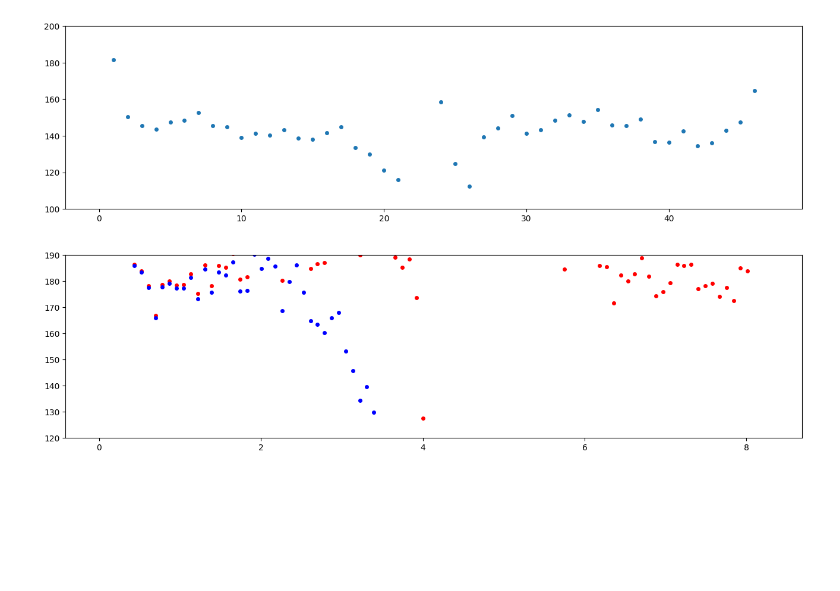
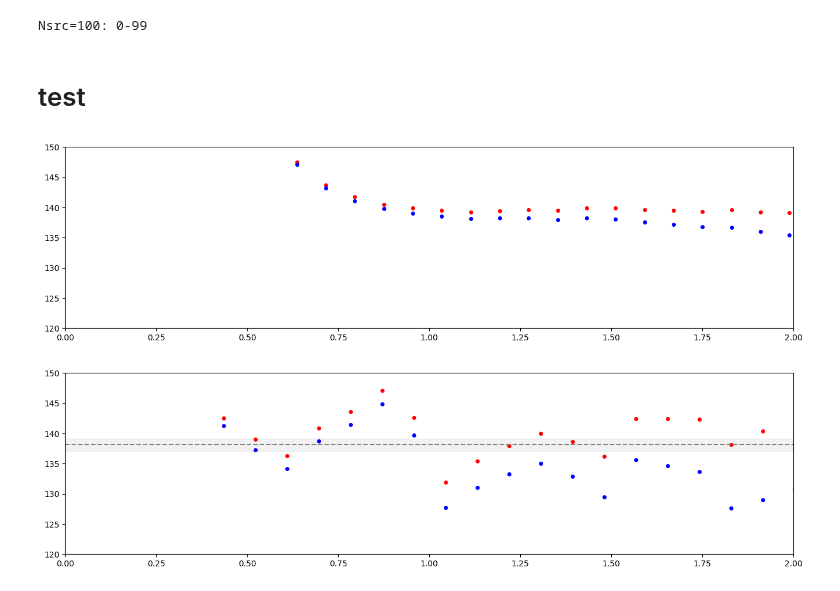
Before and after one commit to lee14916/glwc2, a Jupyter notebook: project2/03_NpiScatteringWilson/dataPrepare/MILC_a09m130W/general.ipynb, the cells around one changed output. Saved outputs shown, nothing was run; the diff lists cells and outputs as text; code cells hidden in the pictures; blank space fills up the shorter version.

```diff
--- a/project2/03_NpiScatteringWilson/dataPrepare/MILC_a09m130W/general.ipynb
+++ b/project2/03_NpiScatteringWilson/dataPrepare/MILC_a09m130W/general.ipynb
@@ -1,3 +65,36 @@
+# %%
+# create srcs.${cfg}
+import numpy as np
+import h5py,os
+
+i_start=0; i_end=100
+print(f'Nsrc={i_end-i_start}: {i_start}-{i_end-1}')
+
+path='data_aux/cfgs_run'
+with open(path,'r') as f:
+    cfgs=f.read().splitlines()
+
+srcs={}
+path='data_aux/srcs.h5'
+with h5py.File(path) as f:
+    for cfg in f.keys():
+        srcs[cfg]=f[cfg][:]
+
+pathBase='/capstor/store/cscs/userlab/lp139/lyan/code/scratch/run/03_NpiScatteringWilson/MILC_a09m130W/run/'
+for cfg in cfgs:
+    # if cfg!='a0050':
+    #     continue
+    path=f'{pathBase}{cfg}/'
+    os.makedirs(path,exist_ok=True)
+    with open(f'{path}src.{cfg}','w') as f:
+        t=srcs[cfg][i_start:i_end]
+        t='\n'.join([' '.join([str(e) for e in ele]) for ele in t])
+        f.write(t)
+    # break
+# %% [output]
+Nsrc=100: 0-99
+# %% [markdown]
+# test
 # %%
 # P
 import numpy as np
@@ -7,9 +104,9 @@ import matplotlib.pyplot as plt
 from scipy.optimize import leastsq, curve_fit, fsolve
 mpl.rcParams['lines.markersize'] = 4
 
-totalT=48
+totalT=128
 
-lat_a=0.1163
+lat_a=0.07957
 hbarc = 1/197.3
 lat_aInv=1/(lat_a*hbarc)
 
@@ -26,21 +123,32 @@ def C2pt2meff(C2pt,totalT):
     t=np.array([fsolve2(lambda m:((tfunc_C(m,xt+tau))/(tfunc_C(m,xt)))-ele, 0.0593) for xt,ele in enumerate(t)])
     return t
 
+def c2pt2meff_log(c2pt):
+    meff=np.log(c2pt/np.roll(c2pt,-1))
+    return meff
+
 fig, axs = plt.subplots(1, 1, figsize=(16,4), squeeze=False, sharex=True)
 ax=axs[0,0]
-ax.set_ylim([100,200])
+ax.set_ylim([120,150])
+ax.set_xlim([0,2])
 
-path='/capstor/store/cscs/userlab/lp139/lyan/code/scratch/run/03_NpiScatteringWilson/A15/run_pion2pt/a0010/Diagram0010_P.h5'
+path='/capstor/store/cscs/userlab/lp139/lyan/code/code/projectData/fromBooster/projectDataMigrating/NST_e-scattering/pion2pt/B64.h5'
 with h5py.File(path) as f:
-    srcs=list(f.keys())
-    t=np.mean([f[src]['PhiPhi/pi2=0_0_0/a_a'][:,0,0] for src in srcs[:]],axis=0)
-    c2pt=t[...,0]
+    # print(f['data/piC'])
+    t=f['data/piC'][:1,:,0]
+    t=np.mean(t,axis=0)
+    c2pt=t
+
     meff=C2pt2meff(c2pt,totalT)*lat_aInv
 
     ts=np.arange(0,len(t))
-    ax.scatter(ts,meff)
+    ax.scatter(ts*lat_a,meff,color='r')
+
+    meff=c2pt2meff_log(c2pt)*lat_aInv
+    ts=np.arange(0,len(t))
+    ax.scatter(ts*lat_a,meff,color='b')
 # %% [output]
-[figure, old version]
+[figure, new version]
 # %%
 # P
 import numpy as np
@@ -62,33 +170,40 @@ def fsolve2(func,x0):
         res=fsolve(func, x0)[0]
     return res if res!=x0 else np.NaN
 tau=1
 def C2pt2meff(C2pt,totalT):
     tfunc_C=lambda m,t:np.exp(-m*t)+np.exp(-m*(totalT-t))
     t=C2pt # dim=time
     t=(np.roll(t,-tau,axis=0))/(t)
     t=np.array([fsolve2(lambda m:((tfunc_C(m,xt+tau))/(tfunc_C(m,xt)))-ele, 0.0593) for xt,ele in enumerate(t)])
     return t
 
 fig, axs = plt.subplots(1, 1, figsize=(16,4), squeeze=False, sharex=True)
 ax=axs[0,0]
-ax.set_ylim([120,190])
+ax.set_ylim([120,150])
+ax.set_xlim([0,2])
+
+color='grey'
+mean=np.array([138.1]*totalT); err=np.array([1.0]*totalT)
+x=np.arange(0,totalT)*lat_a; ymin=mean-err; ymax=mean+err
+ax.plot(x,mean,color=color,linestyle='--',marker='')
+ax.fill_between(x, ymin, ymax, color=color, alpha=0.1)
 
 def c2pt2meff_log(c2pt):
     meff=np.log(c2pt/np.roll(c2pt,-1))
     return meff
 
-path='/capstor/store/cscs/userlab/lp139/lyan/code/scratch/run/03_NpiScatteringWilson/MILC_a09m130W/run/a1080/Diagram1080_P.h5'
+path='/capstor/store/cscs/userlab/lp139/lyan/code/scratch/run/03_NpiScatteringWilson/MILC_a09m130W/run/a0204/Diagram0204_P.h5'
 with h5py.File(path) as f:
     srcs=list(f.keys())
     t=np.mean([f[src]['PhiPhi/pi2=0_0_0/a_a'][:,0,0] for src in srcs[:]],axis=0)
     c2pt=t[...,0]
     meff=C2pt2meff(c2pt,totalT)*lat_aInv
 
     ts=np.arange(0,len(t))
     ax.scatter(ts*lat_a,meff,color='r')
 
     meff=c2pt2meff_log(c2pt)*lat_aInv
     ts=np.arange(0,len(t))
     ax.scatter(ts*lat_a,meff,color='b')
 # %% [output]
-[figure, old version]
+[figure, new version]
```
Also changed, not shown: parts of 4 cells of this notebook, 28 other files.
